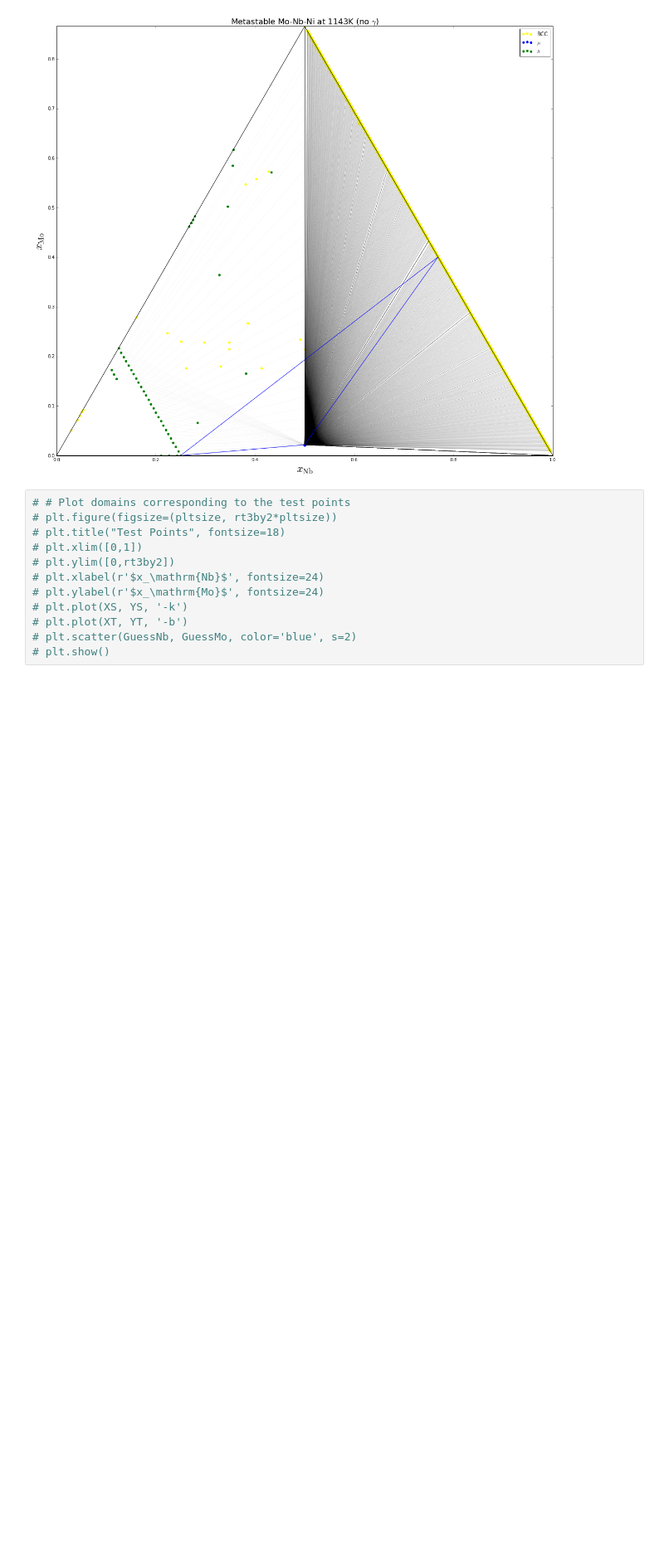
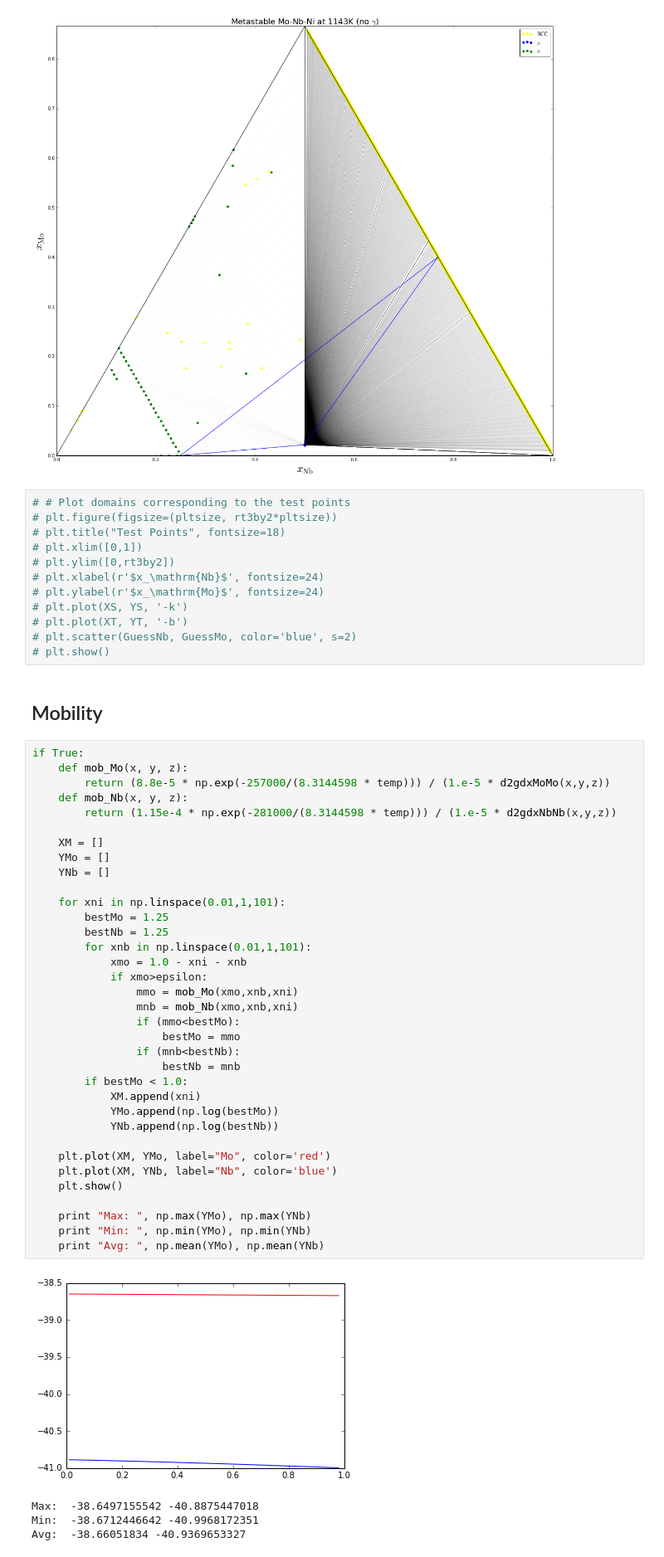
Before and after one commit to usnistgov/phasefield-precipitate-aging, a Jupyter notebook: CALPHAD_extraction.ipynb, the cells around one changed output. Shown at 83% size. Saved outputs shown, nothing was run; the diff lists cells and outputs as text; blank space fills up the shorter version.

```diff
--- a/CALPHAD_extraction.ipynb
+++ b/CALPHAD_extraction.ipynb
@@ -966,3 +966,45 @@ plt.show()
 # plt.plot(XT, YT, '-b')
 # plt.scatter(GuessNb, GuessMo, color='blue', s=2)
 # plt.show()
+# %% [markdown]
+## Mobility
+# %%
+if True:
+    def mob_Mo(x, y, z):
+        return (8.8e-5 * np.exp(-257000/(8.3144598 * temp))) / (1.e-5 * d2gdxMoMo(x,y,z))
+    def mob_Nb(x, y, z):
+        return (1.15e-4 * np.exp(-281000/(8.3144598 * temp))) / (1.e-5 * d2gdxNbNb(x,y,z))
+
+    XM = []
+    YMo = []
+    YNb = []
+
+    for xni in np.linspace(0.01,1,101):
+        bestMo = 1.25
+        bestNb = 1.25
+        for xnb in np.linspace(0.01,1,101):
+            xmo = 1.0 - xni - xnb
+            if xmo>epsilon:
+                mmo = mob_Mo(xmo,xnb,xni)
+                mnb = mob_Nb(xmo,xnb,xni)
+                if (mmo<bestMo):
+                    bestMo = mmo
+                if (mnb<bestNb):
+                    bestNb = mnb
+        if bestMo < 1.0:
+            XM.append(xni)
+            YMo.append(np.log(bestMo))
+            YNb.append(np.log(bestNb))
+
+    plt.plot(XM, YMo, label="Mo", color='red')
+    plt.plot(XM, YNb, label="Nb", color='blue')
+    plt.show()
+
+    print "Max: ", np.max(YMo), np.max(YNb)
+    print "Min: ", np.min(YMo), np.min(YNb)
+    print "Avg: ", np.mean(YMo), np.mean(YNb)
+# %% [output]
+[figure, added]
+Max:  -38.6497155542 -40.8875447018
+Min:  -38.6712446642 -40.9968172351
+Avg:  -38.66051834 -40.9369653327
```
Also changed, not shown: parts of 1 cell of this notebook, 2 other files.
